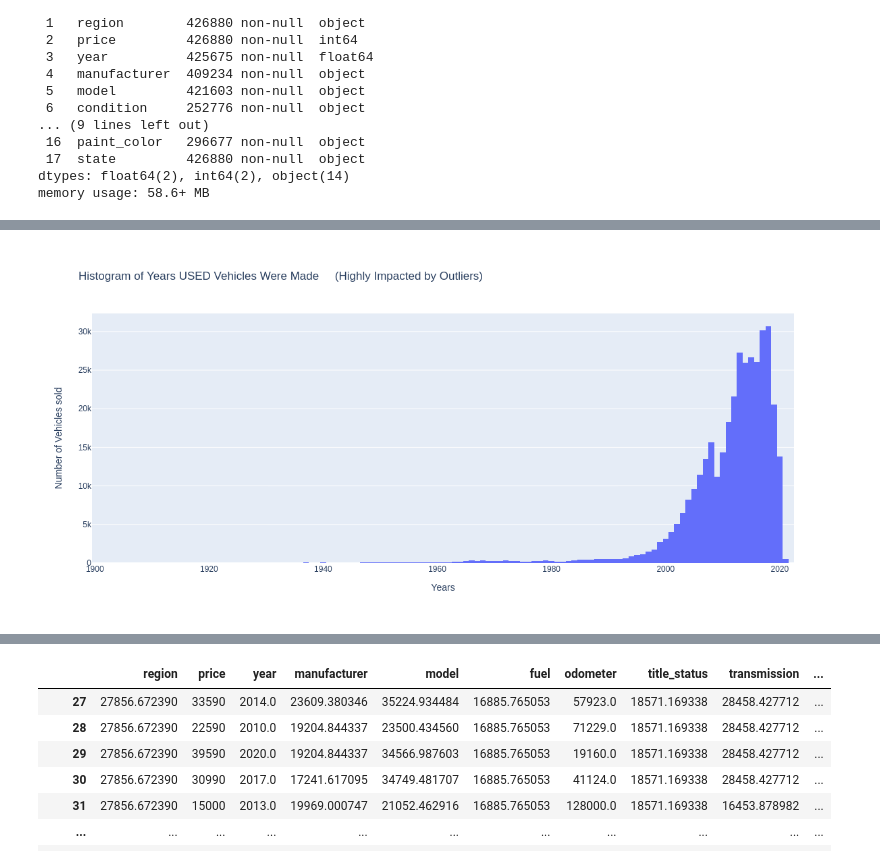
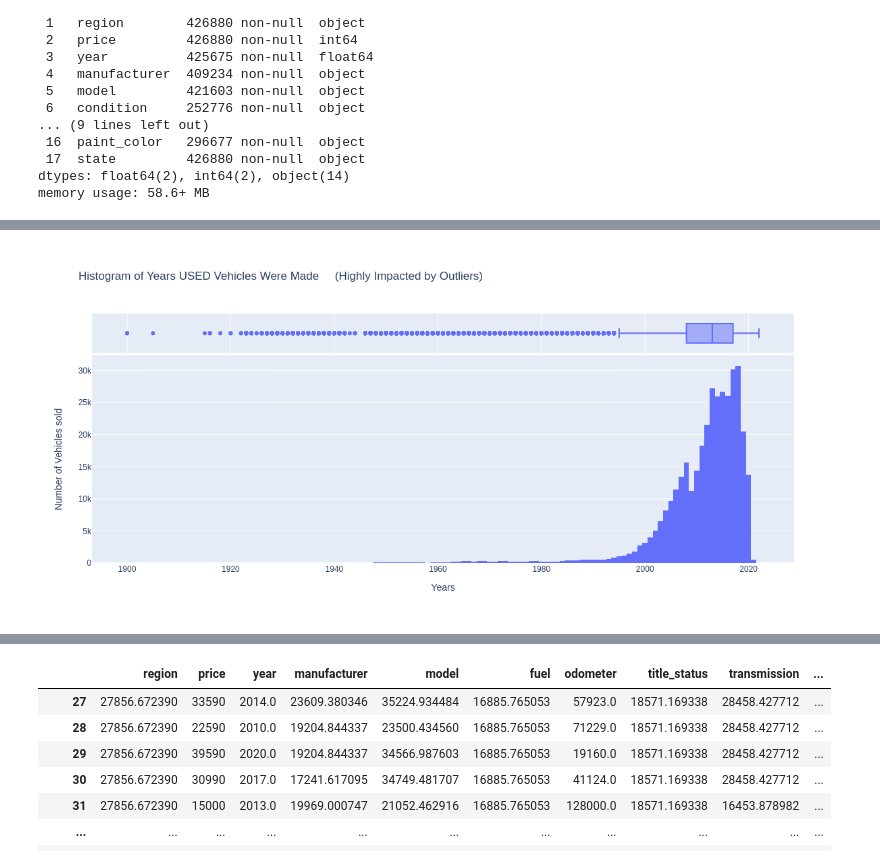
Before and after one commit to 0IsaacR/drivingUSEDcar_prices, a Jupyter notebook: USED_CAR.ipynb, the cells around one changed output, grey strips where cells are left out. Saved outputs shown, nothing was run; the diff lists cells and outputs as text; code cells hidden in the pictures.

```diff
--- a/USED_CAR.ipynb
+++ b/USED_CAR.ipynb
@@ -60,7 +62,7 @@ columns that are missing a few values can just drop those rows
 
 Finally i display the dataframe and check for inconsistancies and determine if index needs to be reset
 # %%
-df = pd.read_csv('/content/vehicles.csv')
+df = pd.read_csv('/content/sample_data/vehicles.csv')
     # reads CSV file and makes a dataframe
 # %%
 df.info()
@@ -179,16 +181,17 @@ fig.show("png")
 # %%
 # Sread of year data
 fig = px.histogram(df,
                   x ='year',
+                  marginal = 'box',
                   title='Histogram of Years USED Vehicles Were Made     (Highly Impacted by Outliers)') # display
 fig.update_layout(xaxis_title="Years",
                  yaxis_title="Number of Vehicles sold",
                  autosize=False,
                  width=1200,
                  height=550)
 fig.show("png")
 # %% [output]
-[figure, old version]
+[figure, new version]
 # %%
 # Lastly we remove the outliers from the year column
 df.drop(df[df['year'] < 1960].index, inplace = True) # No too old cars
```
Also changed, not shown: parts of 15 cells of this notebook.
